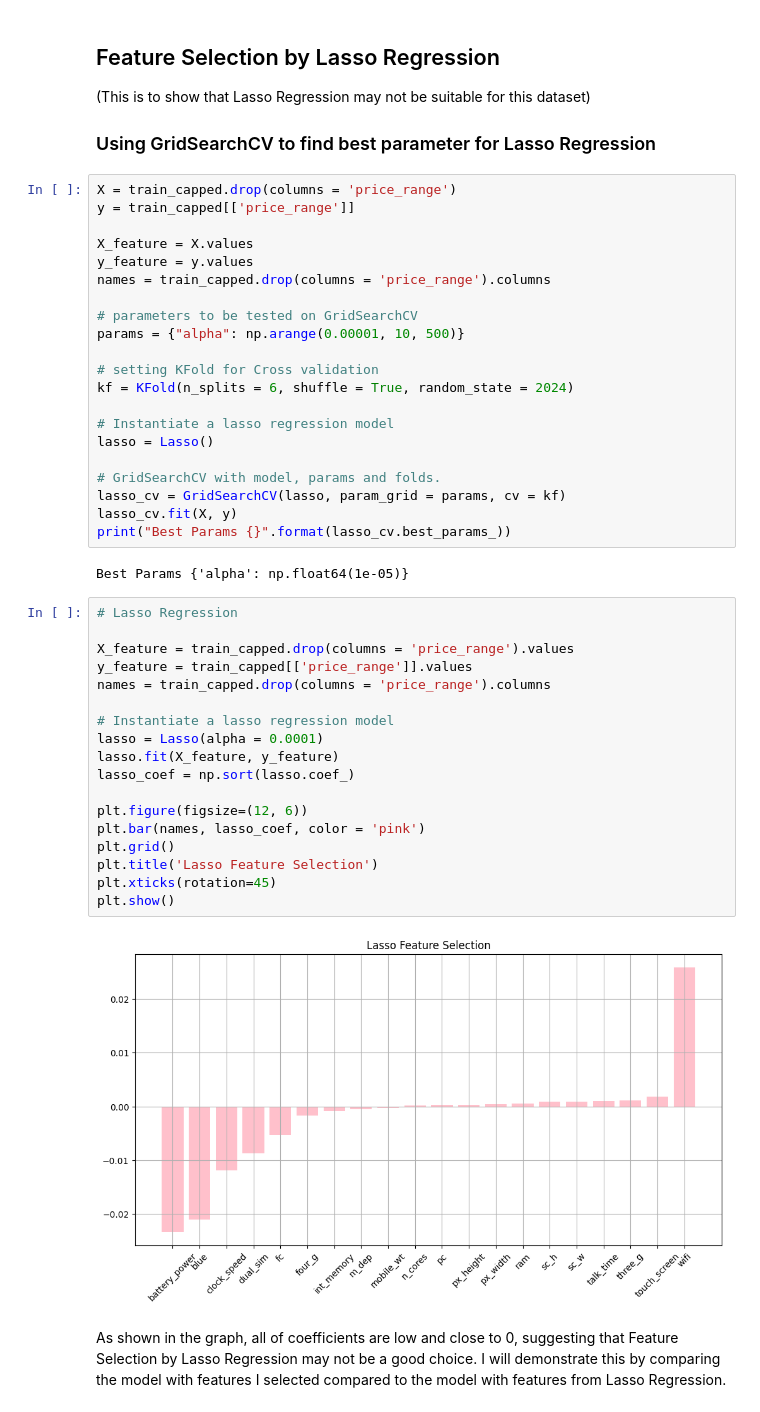
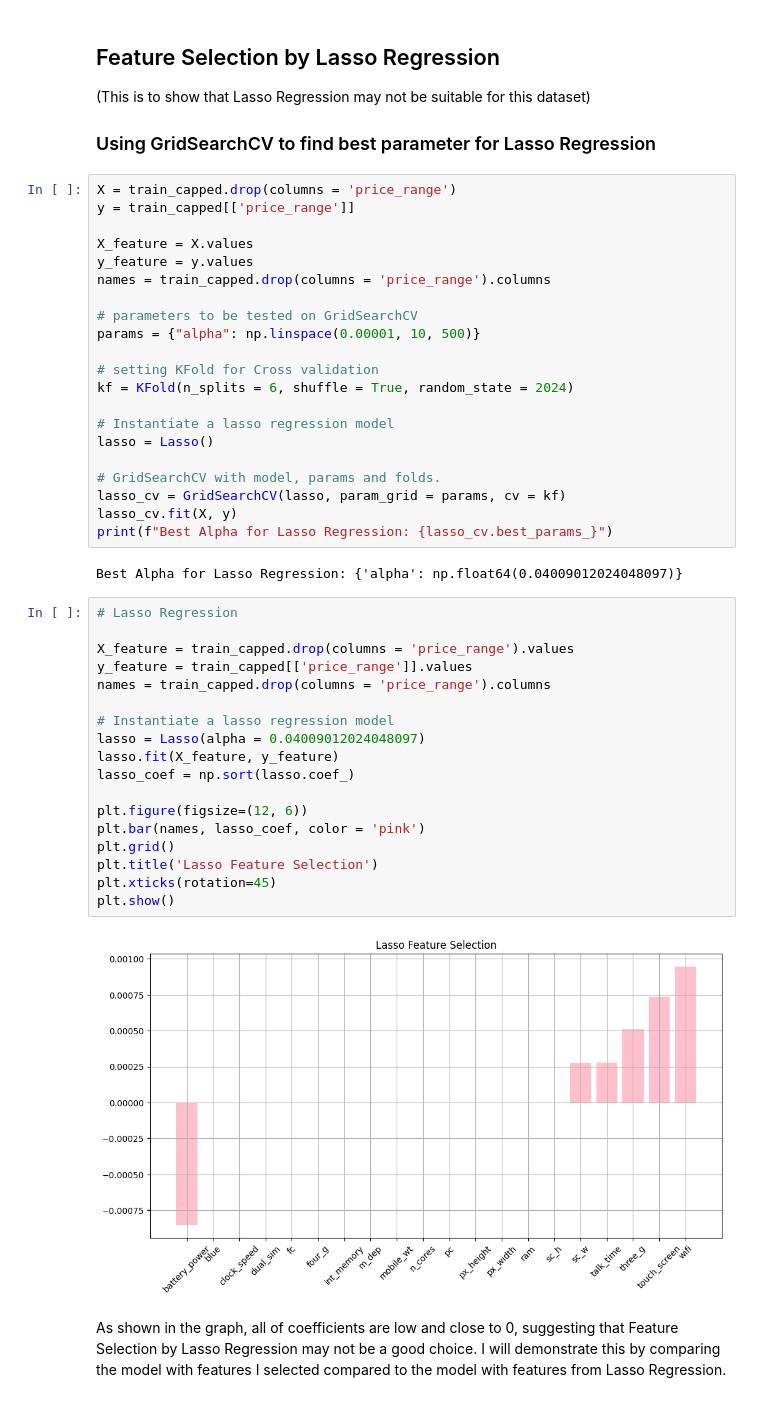
Before and after one commit to ProfessionalSalmon/Mobile_Price_Classification_Model, a Jupyter notebook: mobile_price.ipynb, the cells around one changed output. Cells and saved outputs as stored; diff of their text form.

```diff
--- a/mobile_price.ipynb
+++ b/mobile_price.ipynb
@@ -197,7 +197,7 @@ y_feature = y.values
 names = train_capped.drop(columns = 'price_range').columns
 
 # parameters to be tested on GridSearchCV
-params = {"alpha": np.arange(0.00001, 10, 500)}
+params = {"alpha": np.linspace(0.00001, 10, 500)}
 
 # setting KFold for Cross validation
 kf = KFold(n_splits = 6, shuffle = True, random_state = 2024)
@@ -208,29 +208,29 @@ lasso = Lasso()
 # GridSearchCV with model, params and folds.
 lasso_cv = GridSearchCV(lasso, param_grid = params, cv = kf)
 lasso_cv.fit(X, y)
-print("Best Params {}".format(lasso_cv.best_params_))
+print(f"Best Alpha for Lasso Regression: {lasso_cv.best_params_}")
 # %% [output]
-Best Params {'alpha': np.float64(1e-05)}
+Best Alpha for Lasso Regression: {'alpha': np.float64(0.04009012024048097)}
 # %%
 # Lasso Regression
 
 X_feature = train_capped.drop(columns = 'price_range').values
 y_feature = train_capped[['price_range']].values
 names = train_capped.drop(columns = 'price_range').columns
 
 # Instantiate a lasso regression model
-lasso = Lasso(alpha = 0.0001)
+lasso = Lasso(alpha = 0.04009012024048097)
 lasso.fit(X_feature, y_feature)
 lasso_coef = np.sort(lasso.coef_)
 
 plt.figure(figsize=(12, 6))
 plt.bar(names, lasso_coef, color = 'pink')
 plt.grid()
 plt.title('Lasso Feature Selection')
 plt.xticks(rotation=45)
 plt.show()
 # %% [output]
-[figure, old version]
+[figure, new version]
 # %% [markdown]
 As shown in the graph, all of coefficients are low and close to 0, suggesting that Feature Selection by Lasso Regression may not be a good choice. I will demonstrate this by comparing the model with features I selected compared to the model with features from Lasso Regression.
 # %%
```
Also changed, not shown: parts of 8 cells of this notebook.
